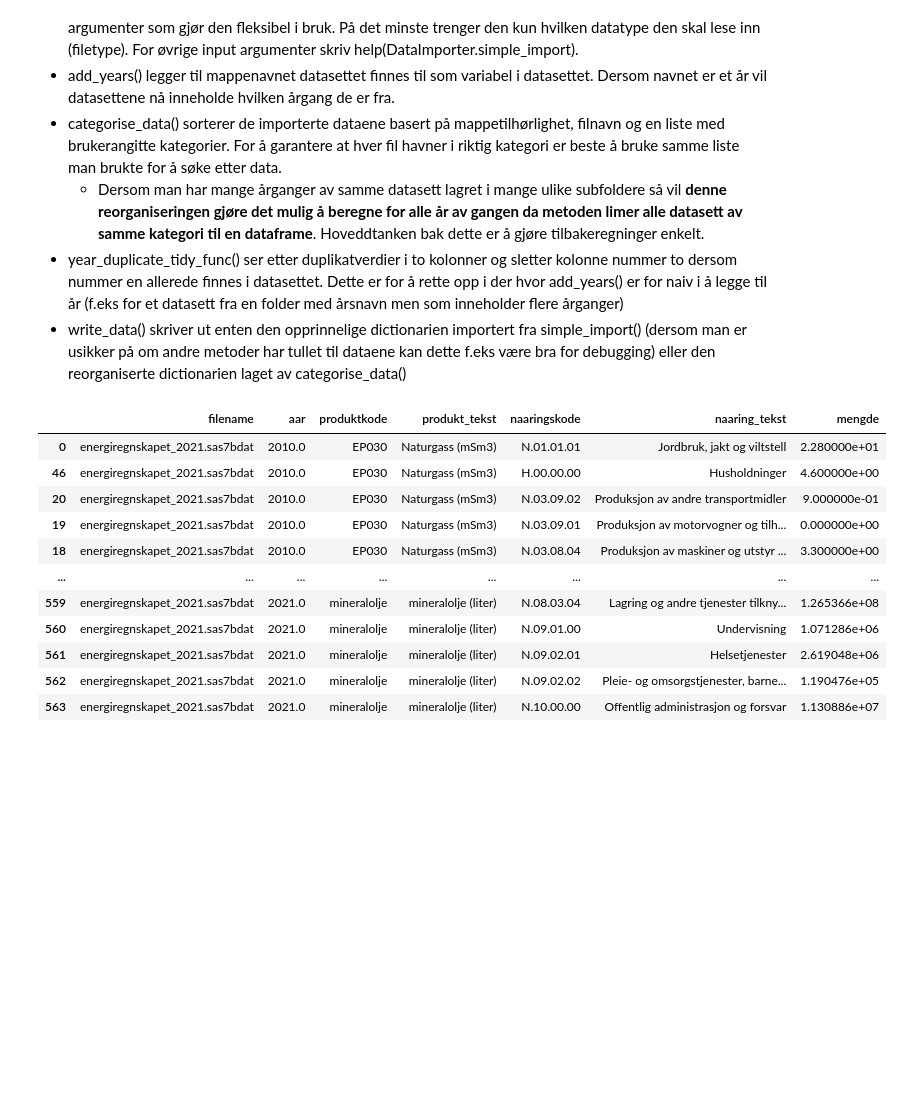
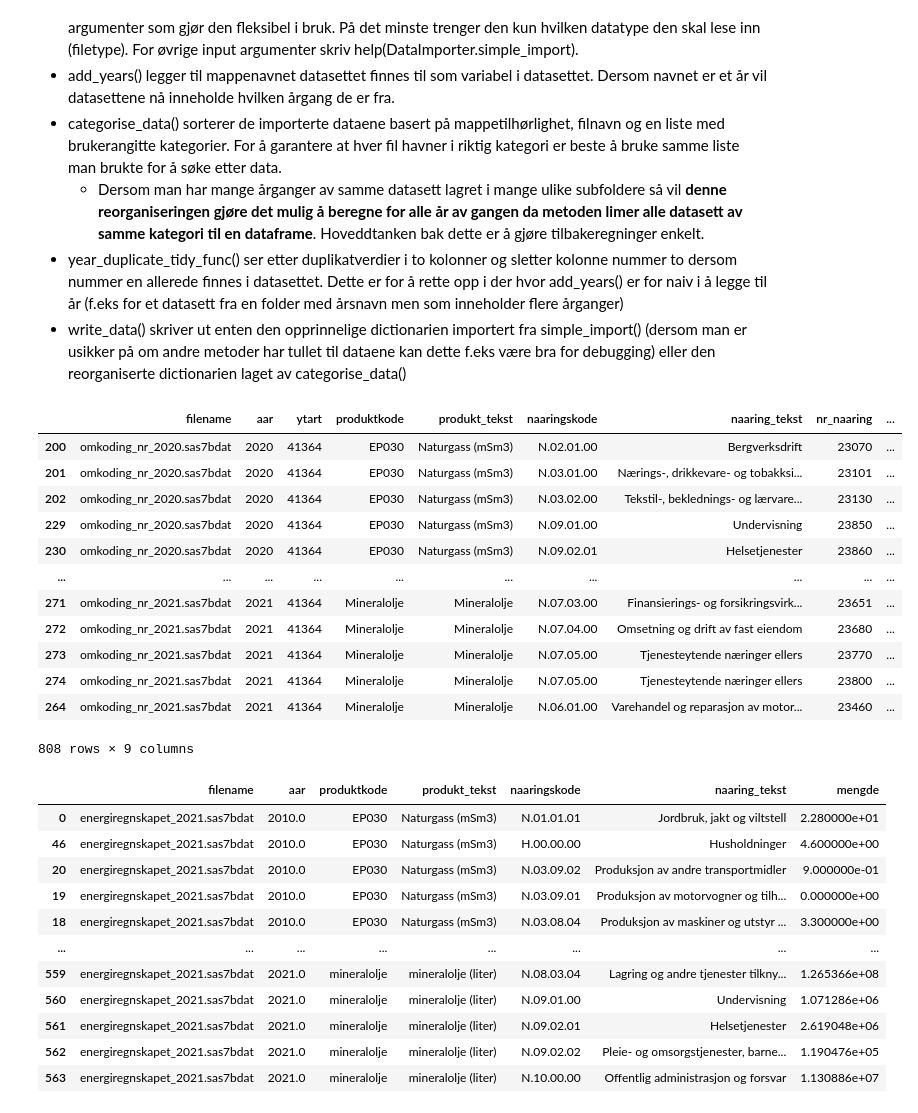
Before and after one commit to statisticsnorway/nr_helperlib, a Jupyter notebook: src/notebooks/Demo_beregning.ipynb, the cells around one changed output. Drawn from its saved outputs; the diff is of its cells as text; code cells hidden in the pictures; blank space fills up the shorter version.

```diff
--- a/src/notebooks/Demo_beregning.ipynb
+++ b/src/notebooks/Demo_beregning.ipynb
@@ -158,6 +141,22 @@ data = (DataImporter(metadata_df)
         .sort_df(sort_by=['aar', 'produktkode'])
         .subset_years(df_name='energiregnskapet', start_year=2010, stop_year=2021)
         .write_data(output_object='sorted_df'))
+# %%
+data['omkoding_nr']
+# %% [output]
+|  | filename | aar | ytart | produktkode | produkt_tekst | naaringskode | naaring_tekst | nr_naaring | ... |
+| 200 | omkoding_nr_2020.sas7bdat | 2020 | 41364 | EP030 | Naturgass (mSm3) | N.02.01.00 | Bergverksdrift | 23070 | ... |
+| 201 | omkoding_nr_2020.sas7bdat | 2020 | 41364 | EP030 | Naturgass (mSm3) | N.03.01.00 | Nærings-, drikkevare- og tobakksi... | 23101 | ... |
+| 202 | omkoding_nr_2020.sas7bdat | 2020 | 41364 | EP030 | Naturgass (mSm3) | N.03.02.00 | Tekstil-, beklednings- og lærvare... | 23130 | ... |
+| 229 | omkoding_nr_2020.sas7bdat | 2020 | 41364 | EP030 | Naturgass (mSm3) | N.09.01.00 | Undervisning | 23850 | ... |
+| 230 | omkoding_nr_2020.sas7bdat | 2020 | 41364 | EP030 | Naturgass (mSm3) | N.09.02.01 | Helsetjenester | 23860 | ... |
+| ... | ... | ... | ... | ... | ... | ... | ... | ... | ... |
+| 271 | omkoding_nr_2021.sas7bdat | 2021 | 41364 | Mineralolje | Mineralolje | N.07.03.00 | Finansierings- og forsikringsvirk... | 23651 | ... |
+| 272 | omkoding_nr_2021.sas7bdat | 2021 | 41364 | Mineralolje | Mineralolje | N.07.04.00 | Omsetning og drift av fast eiendom | 23680 | ... |
+| 273 | omkoding_nr_2021.sas7bdat | 2021 | 41364 | Mineralolje | Mineralolje | N.07.05.00 | Tjenesteytende næringer ellers | 23770 | ... |
+| 274 | omkoding_nr_2021.sas7bdat | 2021 | 41364 | Mineralolje | Mineralolje | N.07.05.00 | Tjenesteytende næringer ellers | 23800 | ... |
+| 264 | omkoding_nr_2021.sas7bdat | 2021 | 41364 | Mineralolje | Mineralolje | N.06.01.00 | Varehandel og reparasjon av motor... | 23460 | ... |
+808 rows × 9 columns
 # %%
 data['energiregnskapet'] = calculate_mineral_oil(data['energiregnskapet'])
 
```
Also changed, not shown: parts of 4 cells of this notebook, 13 other files.
